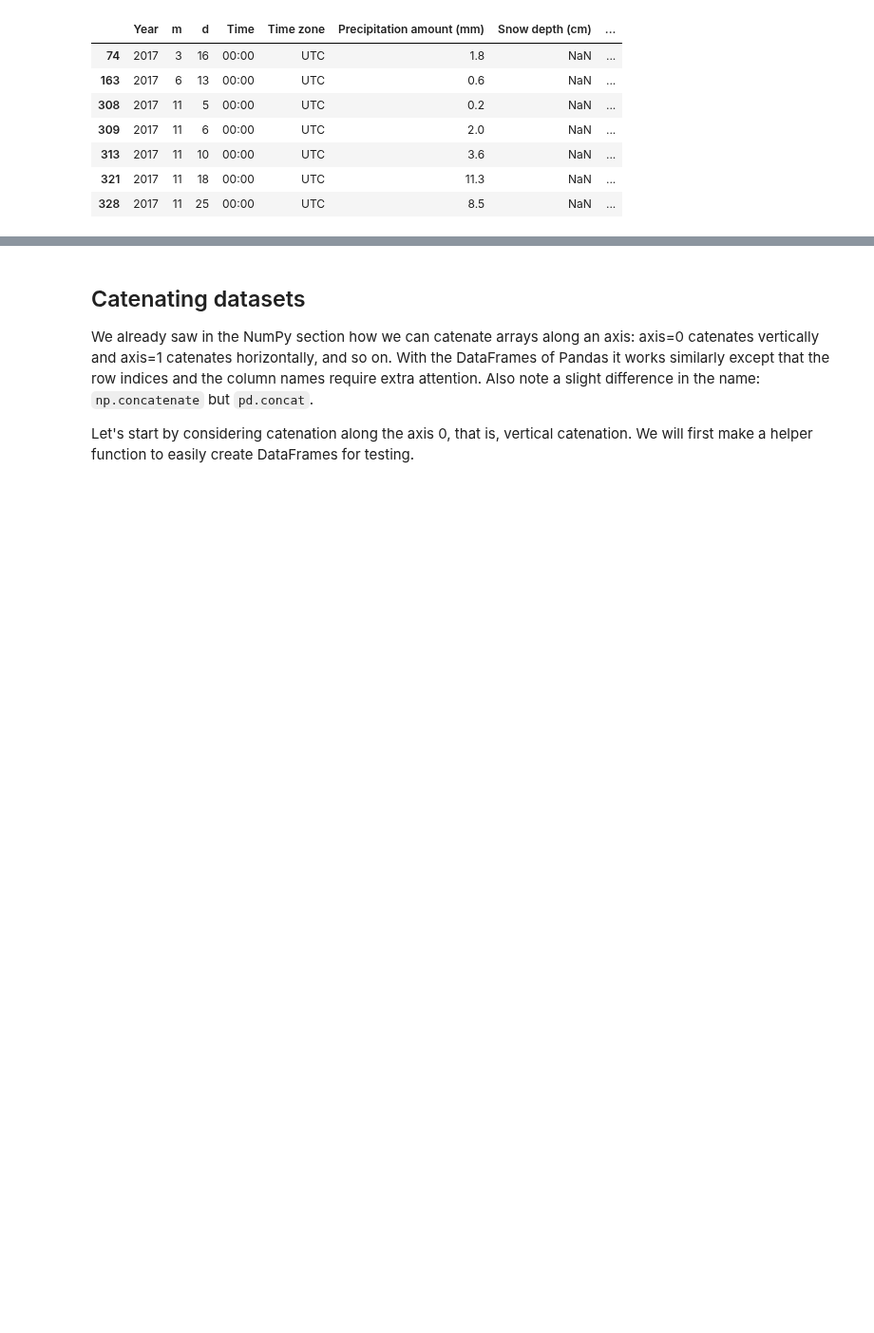
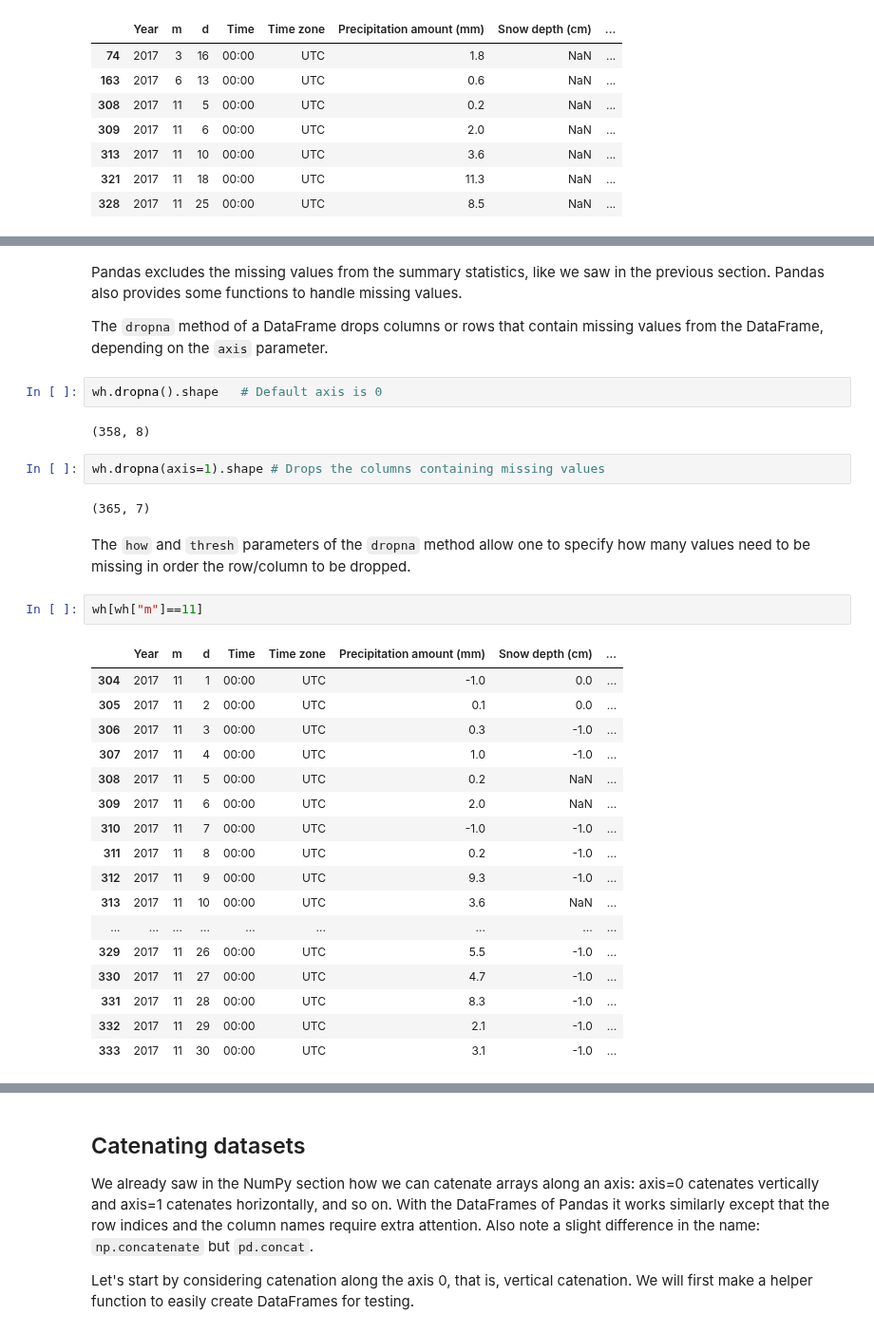
Before and after one commit to jttoivon/data-analysis-with-python-spring-2019, a Jupyter notebook: pandas.ipynb, the cells around one changed output, grey strips where cells are left out. Shown at 95% size. Cells and saved outputs as stored; diff of their text form; blank space fills up the shorter version.

Commit message:
Added stuff to pandas section

```diff
--- a/pandas.ipynb
+++ b/pandas.ipynb
@@ -237,0 +274,34 @@ wh[wh.isnull().any(axis=1)]
+# %% [markdown]
+Pandas excludes the missing values from the summary statistics, like we saw in the previous section. Pandas also provides some functions to handle missing values.
+
+The `dropna` method of a DataFrame drops columns or rows that contain missing values from the DataFrame, depending on the `axis` parameter.
+# %%
+wh.dropna().shape   # Default axis is 0
+# %% [output]
+(358, 8)
+# %%
+wh.dropna(axis=1).shape # Drops the columns containing missing values
+# %% [output]
+(365, 7)
+# %% [markdown]
+The `how` and `thresh` parameters of the `dropna` method allow one to specify how many values need to be missing in order the row/column to be dropped.
+# %%
+wh[wh["m"]==11]
+# %% [output]
+|  | Year | m | d | Time | Time zone | Precipitation amount (mm) | Snow depth (cm) | ... |
+| 304 | 2017 | 11 | 1 | 00:00 | UTC | -1.0 | 0.0 | ... |
+| 305 | 2017 | 11 | 2 | 00:00 | UTC | 0.1 | 0.0 | ... |
+| 306 | 2017 | 11 | 3 | 00:00 | UTC | 0.3 | -1.0 | ... |
+| 307 | 2017 | 11 | 4 | 00:00 | UTC | 1.0 | -1.0 | ... |
+| 308 | 2017 | 11 | 5 | 00:00 | UTC | 0.2 | NaN | ... |
+| 309 | 2017 | 11 | 6 | 00:00 | UTC | 2.0 | NaN | ... |
+| 310 | 2017 | 11 | 7 | 00:00 | UTC | -1.0 | -1.0 | ... |
+| 311 | 2017 | 11 | 8 | 00:00 | UTC | 0.2 | -1.0 | ... |
+| 312 | 2017 | 11 | 9 | 00:00 | UTC | 9.3 | -1.0 | ... |
+| 313 | 2017 | 11 | 10 | 00:00 | UTC | 3.6 | NaN | ... |
+| ... | ... | ... | ... | ... | ... | ... | ... | ... |
+| 329 | 2017 | 11 | 26 | 00:00 | UTC | 5.5 | -1.0 | ... |
+| 330 | 2017 | 11 | 27 | 00:00 | UTC | 4.7 | -1.0 | ... |
+| 331 | 2017 | 11 | 28 | 00:00 | UTC | 8.3 | -1.0 | ... |
+| 332 | 2017 | 11 | 29 | 00:00 | UTC | 2.1 | -1.0 | ... |
+| 333 | 2017 | 11 | 30 | 00:00 | UTC | 3.1 | -1.0 | ... |
```
Also changed, not shown: parts of 12 cells of this notebook, 1 other file.
